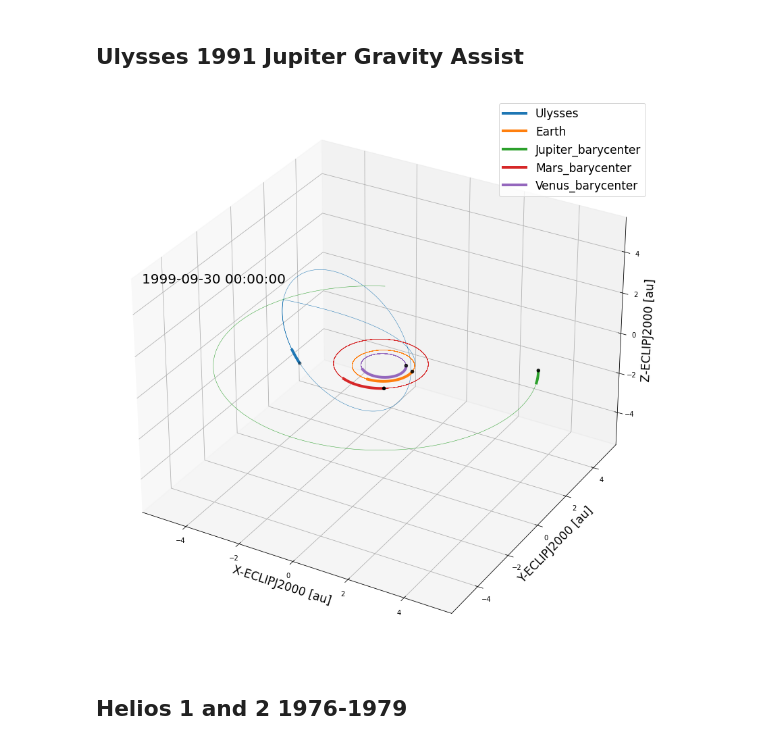
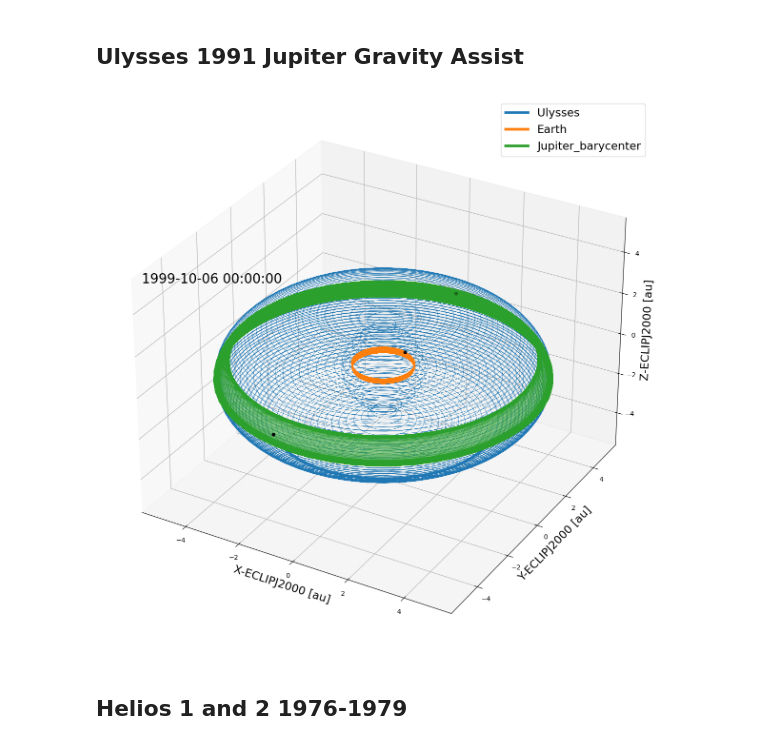
Before and after one commit to STBadman/PublicProjects, a Jupyter notebook: Visualizations/Orbital_Trajectories.ipynb, the cells around one changed output. Saved outputs shown, nothing was run; the diff lists cells and outputs as text; code cells hidden in the pictures.

```diff
--- a/Visualizations/Orbital_Trajectories.ipynb
+++ b/Visualizations/Orbital_Trajectories.ipynb
@@ -108,7 +108,10 @@ spice.Trajectory("Earth").target.name
 # %%
 def orbital_animations(body_list,t_start,t_final,t_delta=1.0,
                        SPICE_Origin='SUN',SPICE_Frame='ECLIPJ2000',
-                       units='au',fname=None,fps=60,ecliptic_proj=False):
+                       units='au',fname=None,fps=60,
+                       ecliptic_proj=False,
+                       edge_on=False
+                      ):
     '''
     Parameters
     ----------
@@ -177,7 +180,10 @@ def orbital_animations(body_list,t_start,t_final,t_delta=1.0,
     current_locs = [ax.scatter([],[],[],color="black")]
     texts = [ax.text(-maximum,-maximum,maximum,"",fontsize=20)]
     legend = plt.legend(fontsize=17)
-    if ecliptic_proj : ax.view_init(90,-90)
+    if ecliptic_proj :
+        ax.view_init(90,-90)
+    if edge_on :
+        ax.view_init(0,-90)
 
     # Initialize Figure
     def init():
@@ -221,18 +244,20 @@ def orbital_animations(body_list,t_start,t_final,t_delta=1.0,
 # %%
 body_list = ['Ulysses',
              'Earth',
              'Jupiter_barycenter',
-             'Mars_barycenter',
-             'Venus_barycenter',
+             #'Mars_barycenter',
+             #'Venus_barycenter',
             ]
 start = (1990, 10, 7)
 end = (1999, 10, 7)
 
 ## Note to use .mp4 file extension must have ffmpeg installed on system
 ## if not, change .mp4 to .gif and code will use Pillow (internal to python)
-orbital_animations(body_list,start,end,fname='ulysses.mp4',t_delta=5.0)
+orbital_animations(body_list,start,end,
+                   SPICE_Frame="IAU_Sun",
+                   fname='ulysses_carr.mp4',t_delta=0.5)
 # %% [output]
-[figure, old version]
+[figure, new version]
 # %% [markdown]
 ## Helios 1 and  2 1976-1979
 # %%
```
Also changed, not shown: parts of 6 cells of this notebook, 11 other files.
